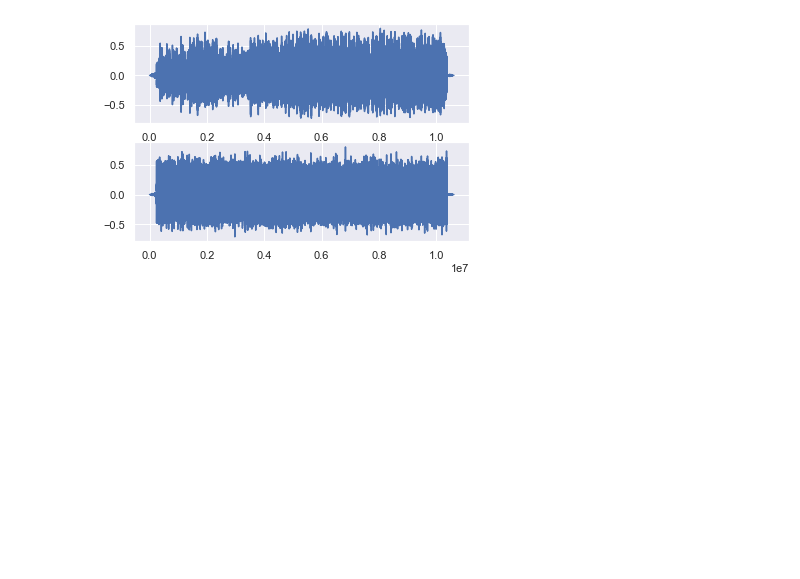
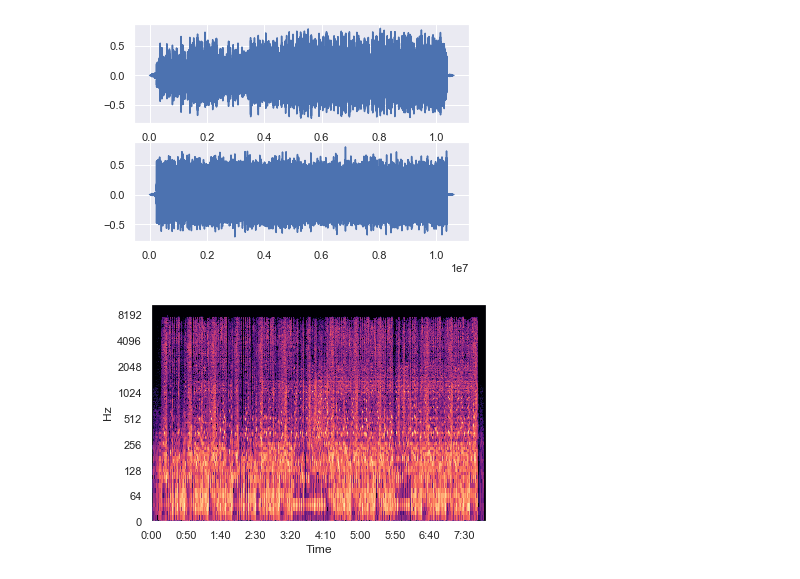
Before and after one commit to Goldspear/audio2midi, a Jupyter notebook: experiment_librosa.ipynb, the cells around one changed output. Cells and saved outputs as stored; diff of their text form; code cells hidden in the pictures; blank space fills up the shorter version.

```diff
--- a/experiment_librosa.ipynb
+++ b/experiment_librosa.ipynb
@@ -33,0 +39,7 @@ plt.show()
+# %%
+spec, phase = lbrs.magphase(lbrs.stft(waveform))
+# %%
+lbplt.specshow(lbrs.amplitude_to_db(spec, ref=np.max), y_axis = 'log', x_axis = 'time')
+plt.show()
+# %% [output]
+[figure, added]
```
Also changed, not shown: parts of 2 cells of this notebook, 1 other file.
